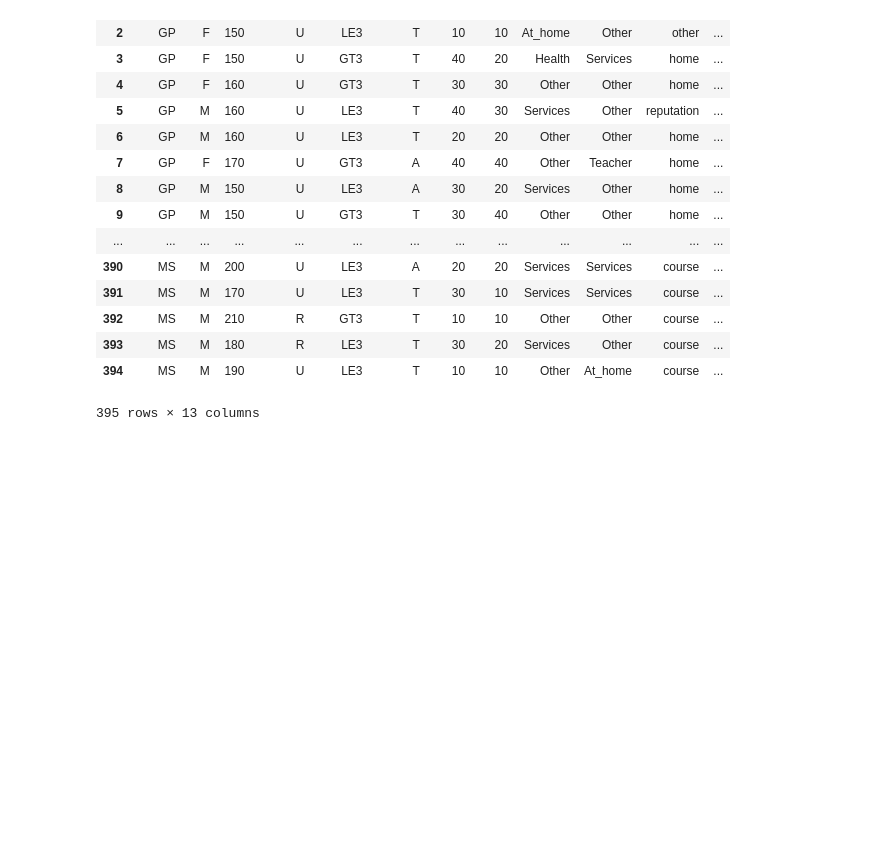
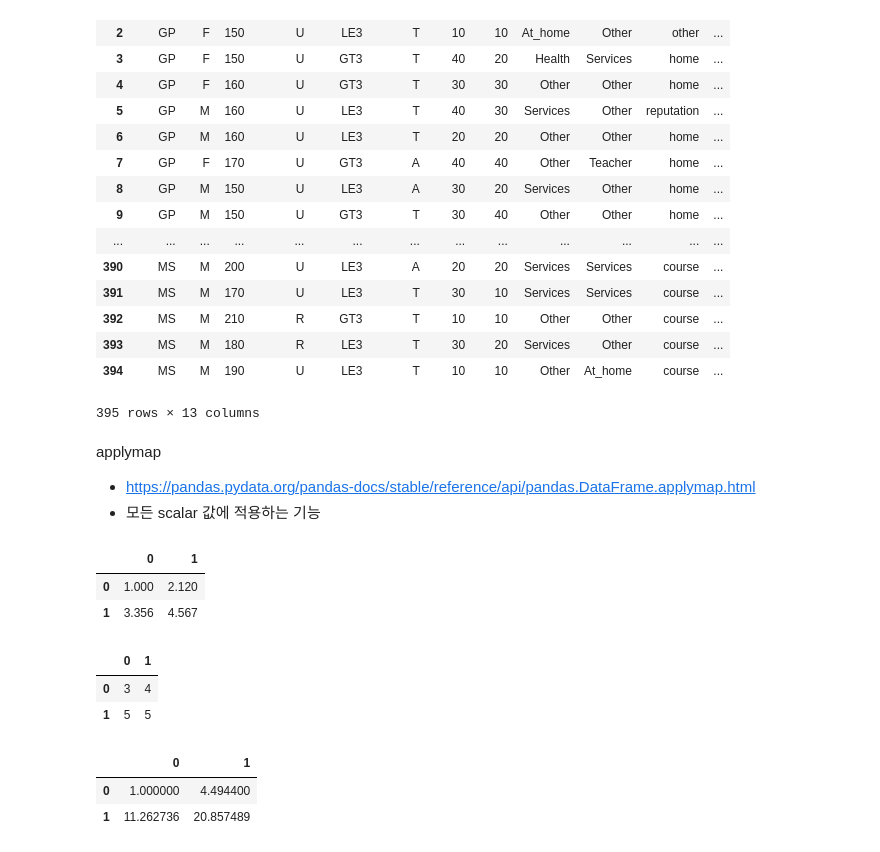
Before and after one commit to timetobye/TIL, a Jupyter notebook: Python/4_Python_pandas/pandas_exercises/04_Apply/Students_Alcohol_Consumption/Exercises.ipynb, the cells around one changed output. Saved outputs shown, nothing was run; the diff lists cells and outputs as text; code cells hidden in the pictures; blank space fills up the shorter version.

Commit message:
study pandas

```diff
--- a/Python/4_Python_pandas/pandas_exercises/04_Apply/Students_Alcohol_Consumption/Exercises.ipynb
+++ b/Python/4_Python_pandas/pandas_exercises/04_Apply/Students_Alcohol_Consumption/Exercises.ipynb
@@ -127,3 +127,26 @@ stud_alcoh.applymap(cal_math)
 | 393 | MS | M | 180 | R | LE3 | T | 30 | 20 | Services | Other | course | ... |
 | 394 | MS | M | 190 | U | LE3 | T | 10 | 10 | Other | At_home | course | ... |
 395 rows × 13 columns
+# %% [markdown]
+applymap
+- https://pandas.pydata.org/pandas-docs/stable/reference/api/pandas.DataFrame.applymap.html
+- 모든 scalar 값에 적용하는 기능
+# %%
+df = pd.DataFrame([[1, 2.12], [3.356, 4.567]])
+df
+# %% [output]
+|  | 0 | 1 |
+| 0 | 1.000 | 2.120 |
+| 1 | 3.356 | 4.567 |
+# %%
+df.applymap(lambda x: len(str(x)))
+# %% [output]
+|  | 0 | 1 |
+| 0 | 3 | 4 |
+| 1 | 5 | 5 |
+# %%
+df.applymap(lambda x: x**2)
+# %% [output]
+|  | 0 | 1 |
+| 0 | 1.000000 | 4.494400 |
+| 1 | 11.262736 | 20.857489 |
```
